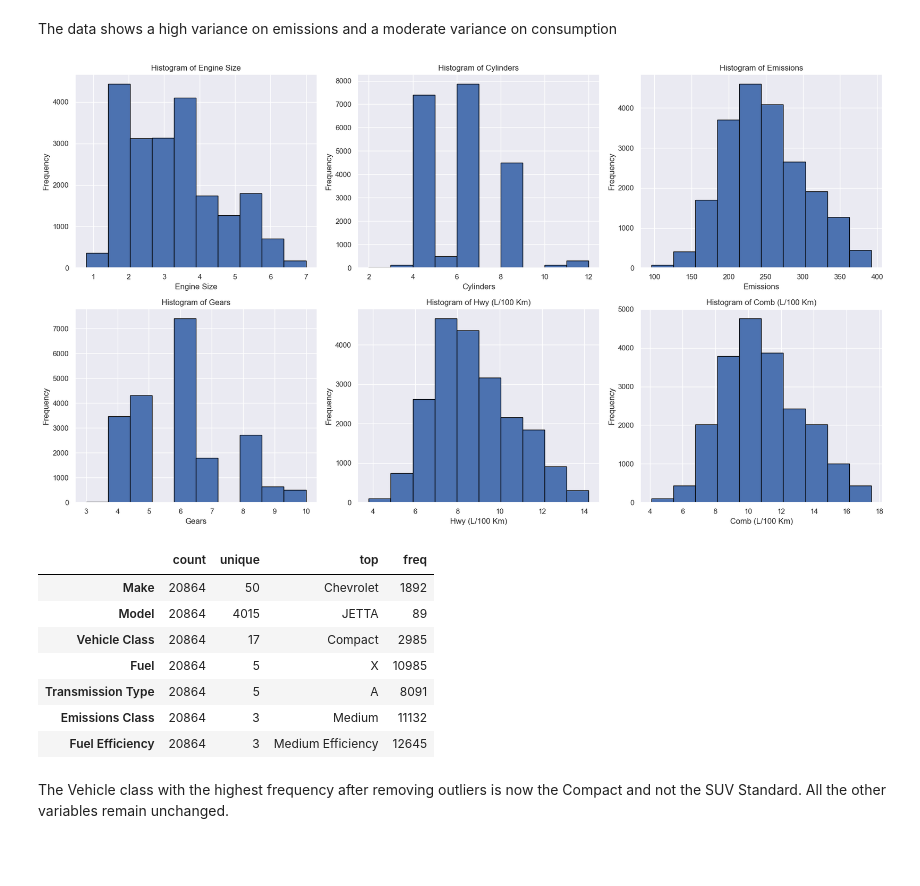
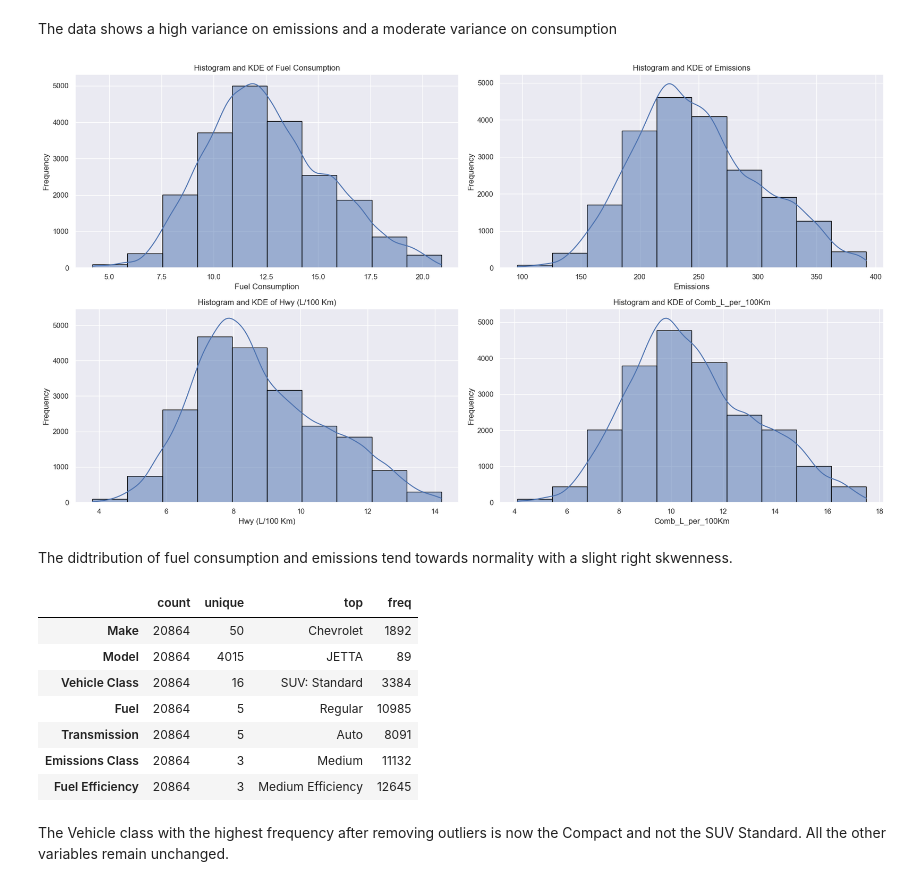
Before and after one commit to WambuiMunene/Phase2-Project_Group-4, a Jupyter notebook: Notebooks/Wambui.ipynb, the cells around one changed output. Saved outputs shown, nothing was run; the diff lists cells and outputs as text; code cells hidden in the pictures; blank space fills up the shorter version.

```diff
--- a/Notebooks/Wambui.ipynb
+++ b/Notebooks/Wambui.ipynb
@@ -534,3 +540,15 @@ Index(['Year', 'Make', 'Model', 'Vehicle Class', 'Engine Size', 'Cylinders',
        'Emissions', 'Transmission Type', 'Gears', 'Emissions Class',
        'Fuel Efficiency'],
       dtype='object')
+# %%
+# Rename variables in the 'Fuel' column
+df_clean['Fuel'] = df_clean['Fuel'].replace({
+    'X': 'Regular',
+    'Z': 'Premium',
+    'E': 'Ethanol',
+    'N': 'Natural Gas',
+    'D': 'Diesel'
+})
+
+# Display the updated DataFrame
+df_clean.head()
@@ -536,0 +572,12 @@ Index(['Year', 'Make', 'Model', 'Vehicle Class', 'Engine Size', 'Cylinders',
+# %%
+# Rename variables in the 'Transmission Type' column
+df_clean['Transmission Type'] = df_clean['Transmission Type'].replace({
+    'A':'Auto',
+    'AS':'Auto Shift',
+    'M':'Manual',
+    'AM':'Auto Manual',
+    'AV':'Auto Variable'
+})
+
+# Display the updated DataFrame
+df_clean.head()
@@ -536,0 +591,4 @@ Index(['Year', 'Make', 'Model', 'Vehicle Class', 'Engine Size', 'Cylinders',
+# %%
+# Rename the column
+df_clean.rename(columns={'Transmission Type': 'Transmission'}, inplace=True)
+df_clean.head()
@@ -537,2 +602,4 @@ Index(['Year', 'Make', 'Model', 'Vehicle Class', 'Engine Size', 'Cylinders',
+# %%
+df_clean.rename(columns={'Comb (L/100 Km)': 'Comb_L_per_100Km'}, inplace=True)
 # %% [markdown]
 ### 3.1 Univariate Analysis
@@ -563,23 +633,28 @@ Name: 0, dtype: float64
 # %% [markdown]
 The data shows a high variance on emissions and a moderate variance on consumption
 # %%
-# Create histograms to visualize the numerical columns
-list_cols = ['Engine Size','Cylinders','Emissions','Gears','Hwy (L/100 Km)','Comb (L/100 Km)']
+
+# Plot histograms for continonous numeriical coloumns
+list_cols = ['Fuel Consumption','Emissions', 'Hwy (L/100 Km)', 'Comb_L_per_100Km']
 
 # Create sub-plots
-fig, axes = plt.subplots(nrows=2, ncols=3, figsize=(18, 10))
+fig, axes = plt.subplots(nrows=2, ncols=2, figsize=(18, 10))
 axes = axes.flatten()
+
 # Plot histograms for each numerical column
 for i, column in enumerate(list_cols):
-    axes[i].hist(df_clean[column], bins=10, edgecolor='black')
-    axes[i].set_title(f'Histogram of {column}')
+    sns.histplot(df_clean[column], bins=10,kde=True,ax=axes[i],edgecolor='black')
+    axes[i].set_title(f'Histogram and KDE of {column}')
     axes[i].set_xlabel(column)
     axes[i].set_ylabel('Frequency')
 
+# Adjust layout to prevent overlap
 plt.tight_layout()
 plt.show()
 # %% [output]
-[figure, old version]
+[figure, new version]
+# %% [markdown]
+The didtribution of fuel consumption and emissions tend towards normality with a slight right skwenness.
 # %%
 # Get statistical summary of the categorical columns
 df_clean.describe(include='O').T
@@ -587,9 +662,9 @@ df_clean.describe(include='O').T
 |  | count | unique | top | freq |
 | Make | 20864 | 50 | Chevrolet | 1892 |
 | Model | 20864 | 4015 | JETTA | 89 |
-| Vehicle Class | 20864 | 17 | Compact | 2985 |
-| Fuel | 20864 | 5 | X | 10985 |
-| Transmission Type | 20864 | 5 | A | 8091 |
+| Vehicle Class | 20864 | 16 | SUV: Standard | 3384 |
+| Fuel | 20864 | 5 | Regular | 10985 |
+| Transmission | 20864 | 5 | Auto | 8091 |
 | Emissions Class | 20864 | 3 | Medium | 11132 |
 | Fuel Efficiency | 20864 | 3 | Medium Efficiency | 12645 |
 # %% [markdown]
```
Also changed, not shown: parts of 63 cells of this notebook, 1 other file.
